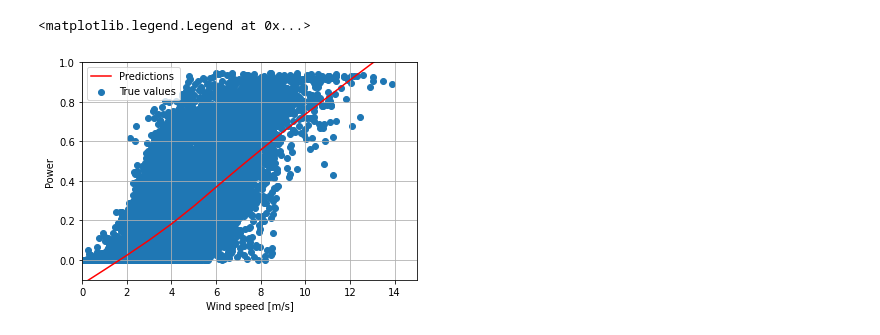
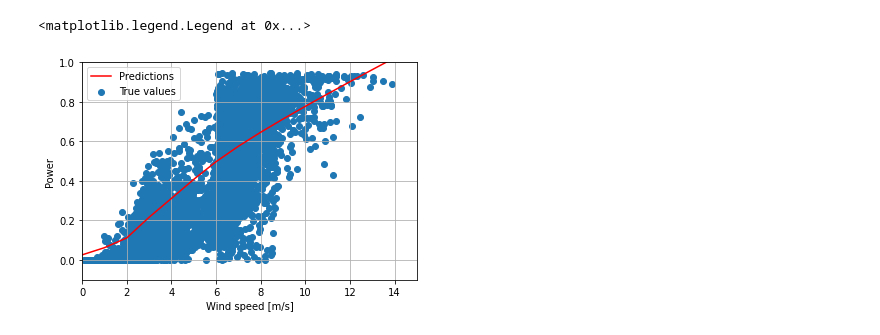
Before and after one commit to GilliGit/WindForecastingCompetition, a Jupyter notebook: Models/FFNN_day_ahead.ipynb, the cells around one changed output. Saved outputs shown, nothing was run; the diff lists cells and outputs as text; code cells hidden in the pictures.

```diff
--- a/Models/FFNN_day_ahead.ipynb
+++ b/Models/FFNN_day_ahead.ipynb
@@ -31,3 +64,9 @@ x_train_update = x_train_update[:'2010-12-31 12']
+# %%
+# Augmentation of data for high wind speeds
+x_train_high_ws = x_train_update[x_train_update.ws>6]
+x_train_augmented = pd.concat([x_train_high_ws,x_train_update[x_train_update.ws<6][:len(x_train_high_ws)]],axis=0)
+x_train_augmented = x_train_augmented.sort_values(by='time')
+y_train_augmented = y_train_update[y_train_update.index.isin(x_train_augmented.time)]
 # %%
 # FFNN Day Ahead
 # Define the FFNN network
@@ -37,15 +76,25 @@ class Net(nn.Module):
         super(Net, self).__init__()
         # input
         self.inputLay = nn.Linear(in_features = 1,
-                               out_features = 256,
+                               out_features = 128,
                                bias = True)
-        self.output = nn.Linear(in_features = 256,
+        self.hidden_layer = nn.Linear(in_features = 128,
+                                      out_features = 128,
+                                      bias = True)
+        self.hidden_layer2 = nn.Linear(in_features = 128,
+                              out_features = 128,
+                              bias = True)
+        self.output = nn.Linear(in_features = 128,
                                out_features = 1,
                                bias = True)
 
     def forward(self, x):
       x = self.inputLay(x)
       x = F.elu(x) # F = nn.Functional
+      x = self.hidden_layer(x)
+      x = F.elu(x)
+      x = self.hidden_layer2(x)
+      x = F.elu(x)
       out = self.output(x)
 
       return out
@@ -80,12 +131,12 @@ if torch.cuda.is_available():
 criterion = nn.MSELoss()
 
 # Adam gradient descent with learning rate decay
-optimizer = optim.Adam(FFNN_mapping.parameters(), lr=1e-3)
+optimizer = optim.Adam(FFNN_mapping.parameters(), lr=1e-4)
 
 # Length of the training and batches
 epochs = 50
 batch_size = 8
-num_batch = len(x_train_update)//batch_size
+num_batch = len(x_train_augmented)//batch_size
 
 # Function to get the batch
 get_batch = lambda i, size: range(i * size, (i + 1) * size)
@@ -108,8 +159,8 @@ for i in range(epochs):
       batch_index = get_batch(b,batch_size)
 
       # Get inputs and targets
-      inputs = torch.transpose(torch.Tensor([np.array(x_train_update.ws)[batch_index]]),0,1) # wind speed
-      targets = torch.Tensor(np.array(y_train_update.wp1)[batch_index])  # power
+      inputs = torch.transpose(torch.Tensor([np.array(x_train_augmented.ws)[batch_index]]),0,1) # wind speed
+      targets = torch.Tensor(np.array(y_train_augmented.wp1)[batch_index])  # power
 
       # Convert to cuda to run on GPU
       if torch.cuda.is_available():
@@ -141,5 +192,5 @@ for i in range(epochs):
 
     # Print loss every 10 epochs
     if i % 1 == 0:
-        print('Epoch %d, training RMSE: %.2f' % (i+1,training_RMSE[-1]))
+        print('Epoch %d, training RMSE: %.3f' % (i+1,training_RMSE[-1]))
 # %% [output]
@@ -186,13 +237,13 @@ plt.grid()
 # %%
 # Scatter plot of the power as function of wind speed
-plt.scatter(x_train_update.ws,y_train_update.wp1,label='True values')
+plt.scatter(x_train_augmented.ws,y_train_augmented.wp1,label='True values')
 plt.xlabel('Wind speed [m/s]')
 plt.ylabel('Power')
 plt.grid()
 plt.plot(v,power,'r',label='Predictions')
 plt.xlim([0, 15])
 plt.ylim([-0.1, 1])
 plt.legend()
 # %% [output]
 <matplotlib.legend.Legend at 0x...>
-[figure, old version]
+[figure, new version]
```
Also changed, not shown: parts of 9 cells of this notebook, 3 other files.
